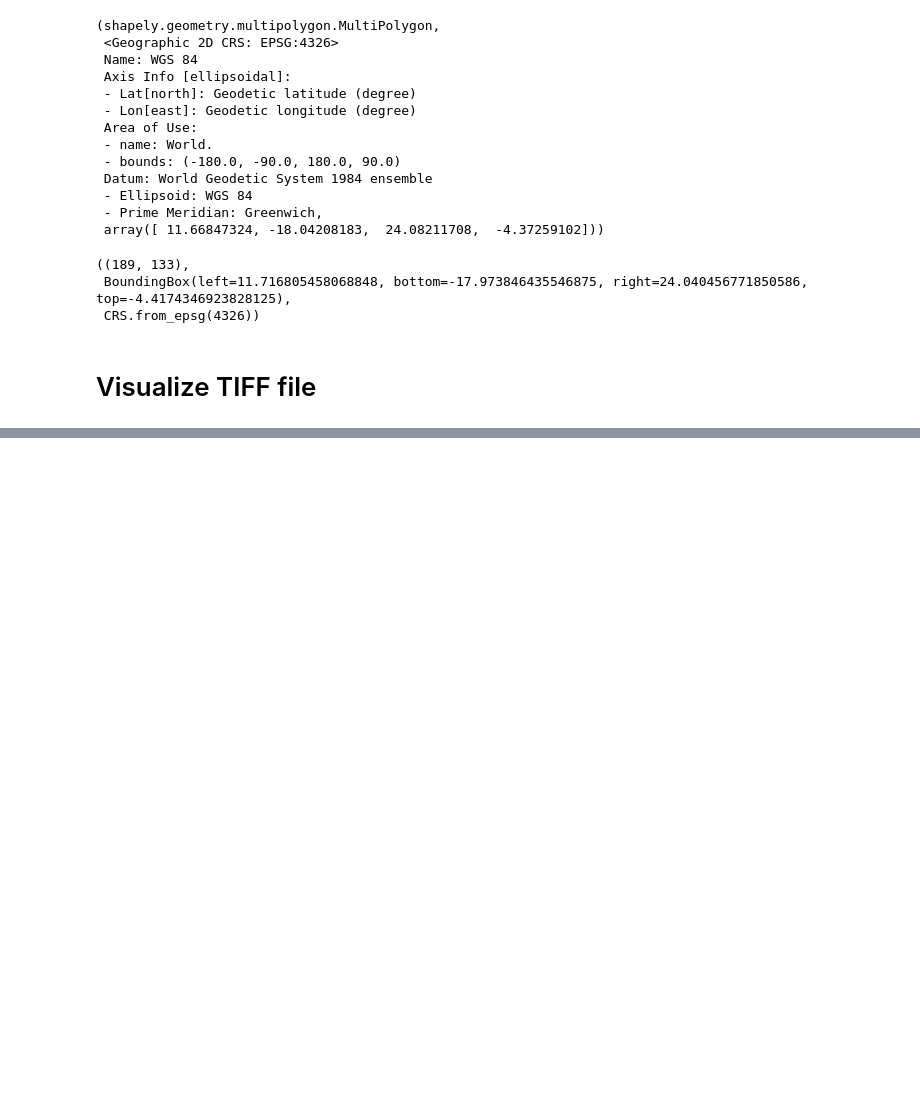
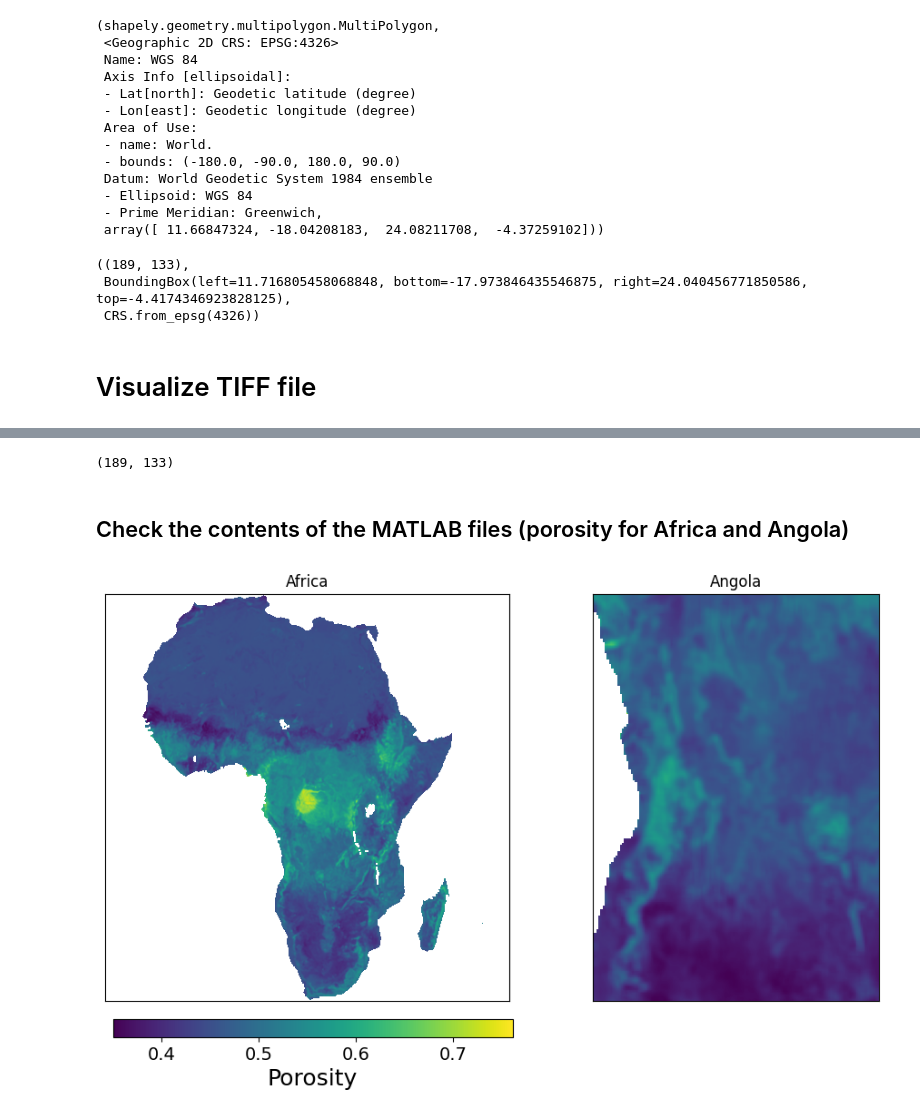
Before and after one commit to edrian-liao/angola-drought, a Jupyter notebook: notebooks/DataExploratory.ipynb, the cells around one changed output, grey strips where cells are left out. Cells and saved outputs as stored; diff of their text form; code cells hidden in the pictures; blank space fills up the shorter version.

```diff
--- a/notebooks/DataExploratory.ipynb
+++ b/notebooks/DataExploratory.ipynb
@@ -79,6 +82,5 @@ viz_tiff('2015_05_30')
 We have to convert the `porosity_9km.mat` file to numpy array
 # %%
 import scipy.io
-mat1 = scipy.io.loadmat('../data/porosity_9km.mat')
-mat2 = scipy.io.loadmat('../data/SMAPCenterCoordinates9KM.mat')
-mat3 = scipy.io.loadmat('../data/SMAP_Color_SoilMoisture.mat')
+mat1 = scipy.io.loadmat('../data/porosity/porosityAfrica.mat')
+mat2 = scipy.io.loadmat('../data/porosity/porosityAngola.mat')
@@ -259,0 +87,5 @@ Affine(0.09333678597731214, 0.0, -179.9533233642578,
+# %%
+porosity_africa = mat1['porosityAfrica']
+porosity_angola = mat2['porosityAngola']
+# porosity_africa
+# porosity_angola
@@ -259,0 +110,25 @@ Affine(0.09333678597731214, 0.0, -179.9533233642578,
+# %%
+porosity_angola.shape
+# %% [output]
+(189, 133)
+# %% [markdown]
+## Check the contents of the MATLAB files (porosity for Africa and Angola)
+# %%
+fig, axes = plt.subplots(1, 2, figsize=(10, 5))
+plot1 = axes[0].imshow(porosity_africa)
+axes[0].set_title('Africa')
+axes[0].set_xticks([])
+axes[0].set_yticks([])
+
+plot2 = axes[1].imshow(porosity_angola)
+axes[1].set_title('Angola')
+axes[1].set_xticks([])
+axes[1].set_yticks([])
+
+cbar_ax = fig.add_axes([0.05, -0.05, 0.44, 0.04])
+cbar = plt.colorbar(plot1, cax=cbar_ax, orientation='horizontal', pad=0.05)
+cbar.ax.tick_params(labelsize=14)
+cbar.set_label('Porosity', fontsize=18)
+fig.tight_layout()
+# %% [output]
+[figure, added]
```
Also changed, not shown: parts of 27 cells of this notebook, 1 other file.
